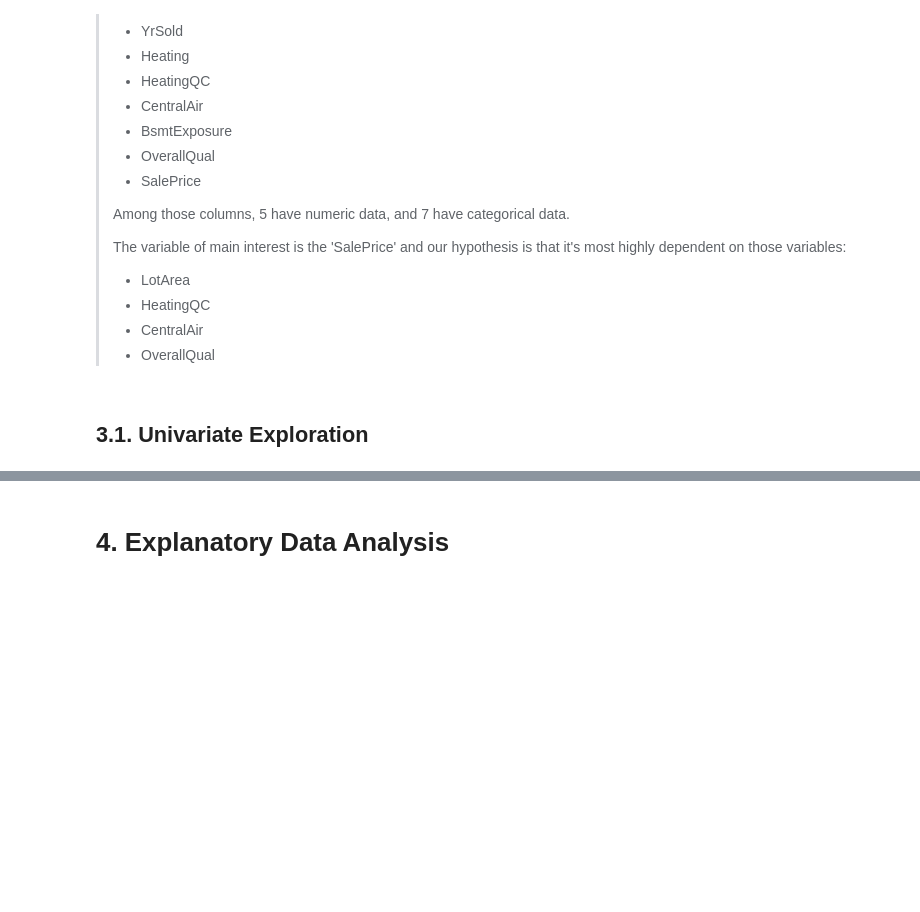
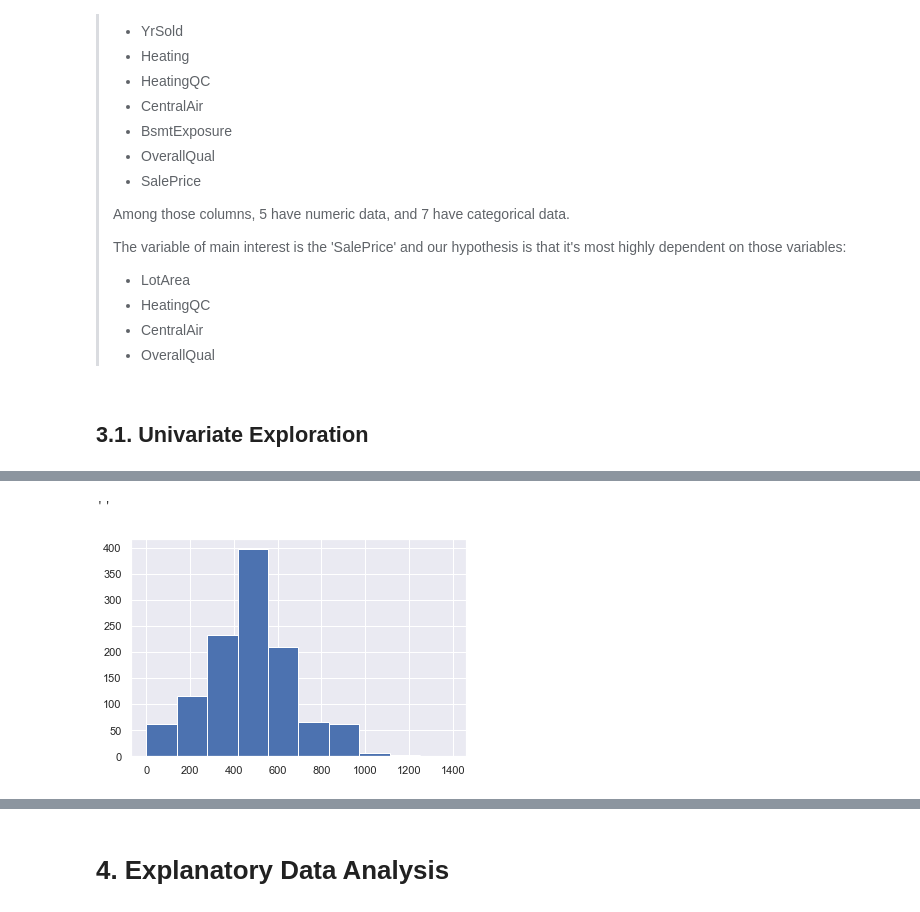
Before and after one commit to Moaaz-Mahmoud/Third-Year-Electrical-Testing-3A, a Jupyter notebook: class-3-data_analysis_and_ml/house-pricing/src.ipynb, the cells around one changed output, grey strips where cells are left out. Saved outputs shown, nothing was run; the diff lists cells and outputs as text; code cells hidden in the pictures; blank space fills up the shorter version.

```diff
--- a/class-3-data_analysis_and_ml/house-pricing/src.ipynb
+++ b/class-3-data_analysis_and_ml/house-pricing/src.ipynb
@@ -308,0 +325,6 @@ memory usage: 117.2+ KB
+# %%
+plt.hist(data=df, x='GarageArea')
+;
+# %% [output]
+''
+[figure, added]
```
Also changed, not shown: parts of 24 cells of this notebook.
